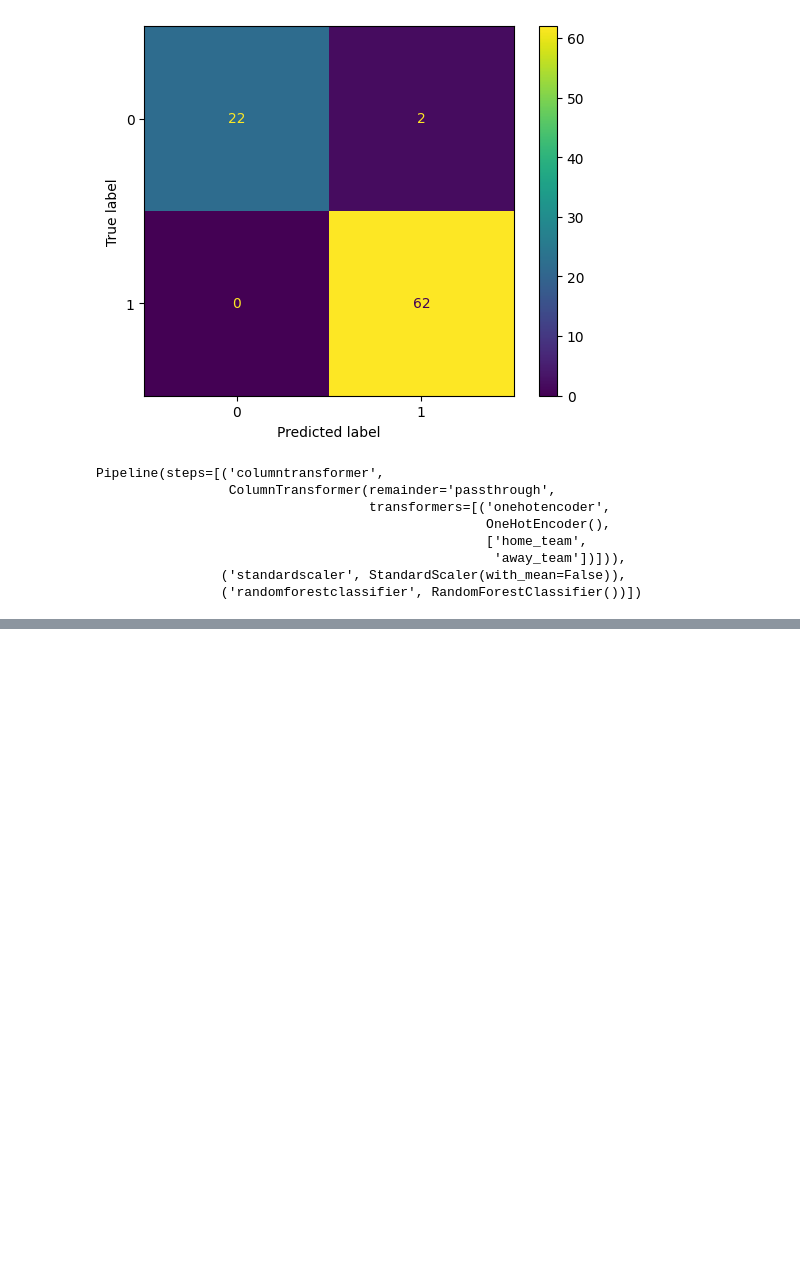
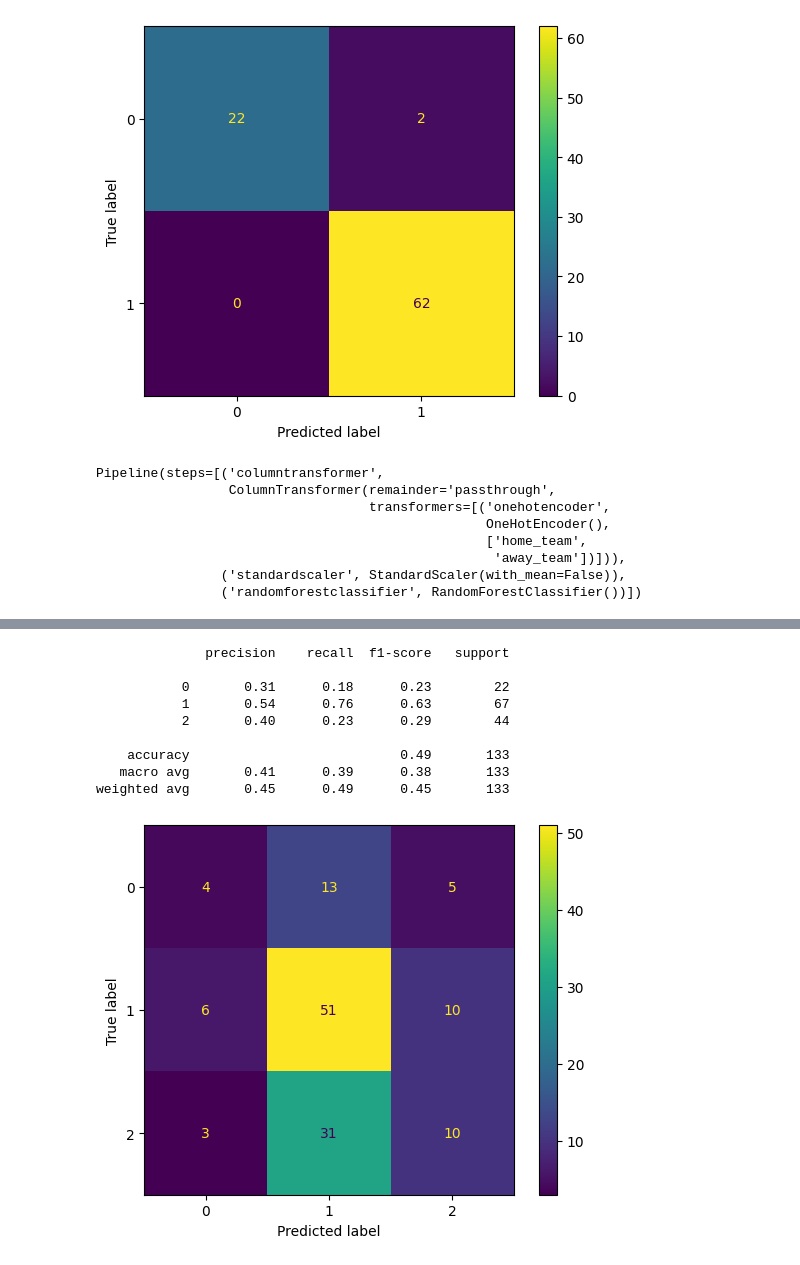
Before and after one commit to jmclement/road_to_qatar_2022, a Jupyter notebook: notebooks/Sample Model notebook.ipynb, the cells around one changed output, grey strips where cells are left out. Saved outputs shown, nothing was run; the diff lists cells and outputs as text; code cells hidden in the pictures; blank space fills up the shorter version.

```diff
--- a/notebooks/Sample Model notebook.ipynb
+++ b/notebooks/Sample Model notebook.ipynb
@@ -484,0 +467,15 @@ Pipeline(steps=[('columntransformer',
+# %%
+y_pred = model.predict(X_hold_test)
+print(classification_report(y_hold_test,y_pred))
+ConfusionMatrixDisplay.from_predictions(y_hold_test,y_pred);
+# %% [output]
+              precision    recall  f1-score   support
+
+           0       0.31      0.18      0.23        22
+           1       0.54      0.76      0.63        67
+           2       0.40      0.23      0.29        44
+
+    accuracy                           0.49       133
+   macro avg       0.41      0.39      0.38       133
+weighted avg       0.45      0.49      0.45       133
+[figure, added]
```
Also changed, not shown: parts of 12 cells of this notebook.
